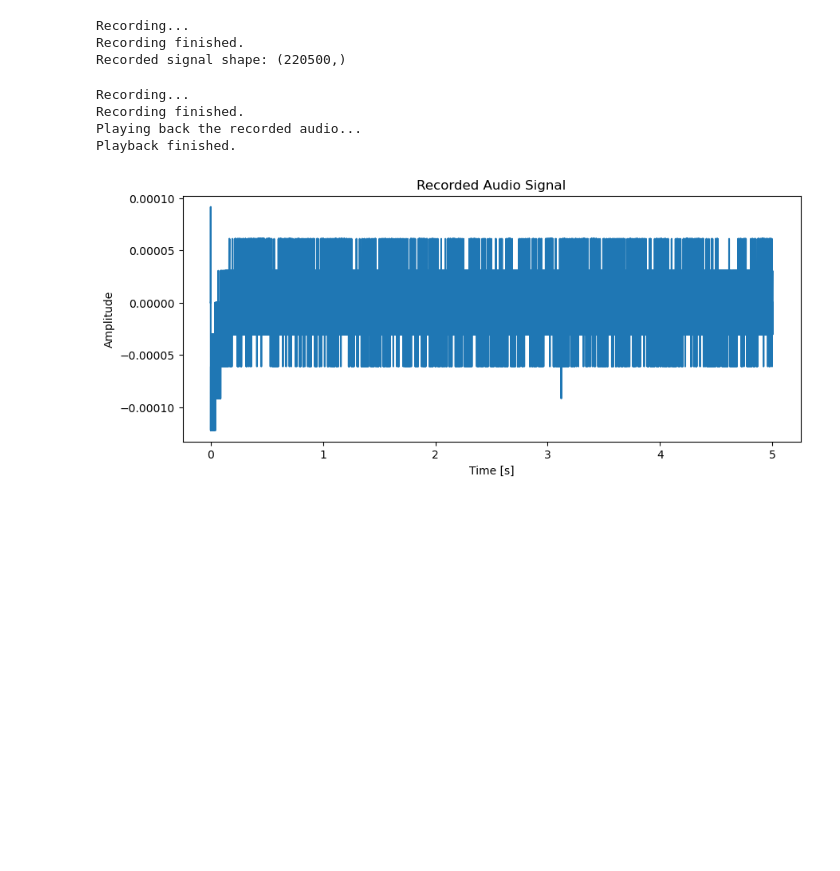
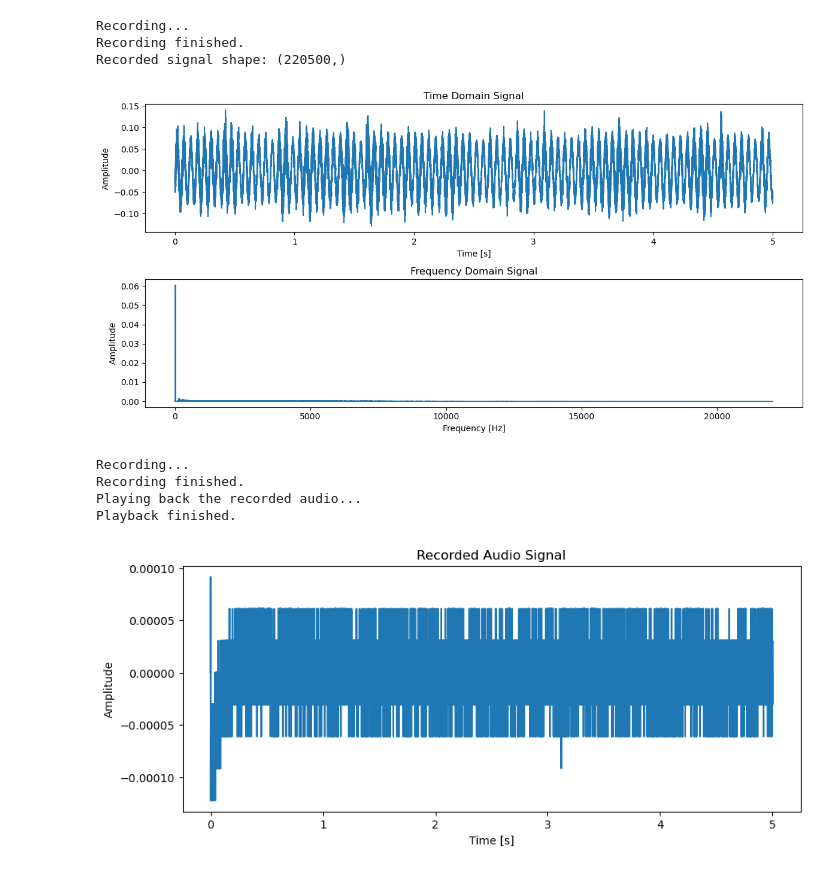
Before and after one commit to riglerandreas/fft_microfon_sound_analysis, a Jupyter notebook: test_sound_1.ipynb, the cells around one changed output. Drawn from its saved outputs; the diff is of its cells as text; code cells hidden in the pictures; blank space fills up the shorter version.

```diff
--- a/test_sound_1.ipynb
+++ b/test_sound_1.ipynb
@@ -31,3 +66,36 @@ Recorded signal shape: (220500,)
+# %%
+def analyze_audio_signal(audio_signal):
+    # Flatten the array
+    audio_signal = audio_signal.flatten()
+
+    # Time-domain plot
+    time = np.linspace(0, duration, int(duration * sample_rate), endpoint=False)
+    plt.figure(figsize=(12, 6))
+    plt.subplot(2, 1, 1)
+    plt.plot(time, audio_signal)
+    plt.title("Time Domain Signal")
+    plt.xlabel("Time [s]")
+    plt.ylabel("Amplitude")
+
+    # Frequency-domain plot
+    N = len(audio_signal)
+    T = 1.0 / sample_rate
+    yf = fft(audio_signal)
+    xf = np.fft.fftfreq(N, T)[:N//2]
+    plt.subplot(2, 1, 2)
+    plt.plot(xf, 2.0/N * np.abs(yf[:N//2]))
+    plt.title("Frequency Domain Signal")
+    plt.xlabel("Frequency [Hz]")
+    plt.ylabel("Amplitude")
+
+    # Show plots
+    plt.tight_layout()
+    plt.show()
+
+# Example usage
+analyze_audio_signal(audio_signal)
+# %% [output]
+[figure, added]
 # %%
 import numpy as np
 import sounddevice as sd
```
Also changed, not shown: parts of 8 cells of this notebook.
